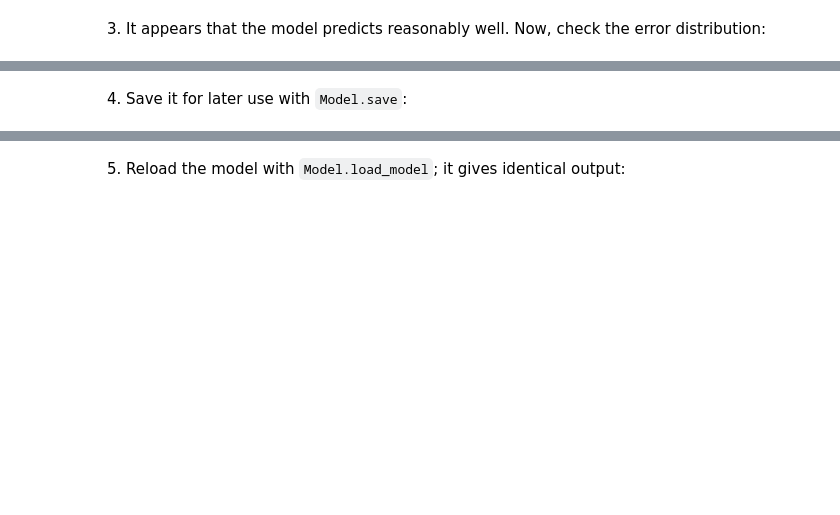
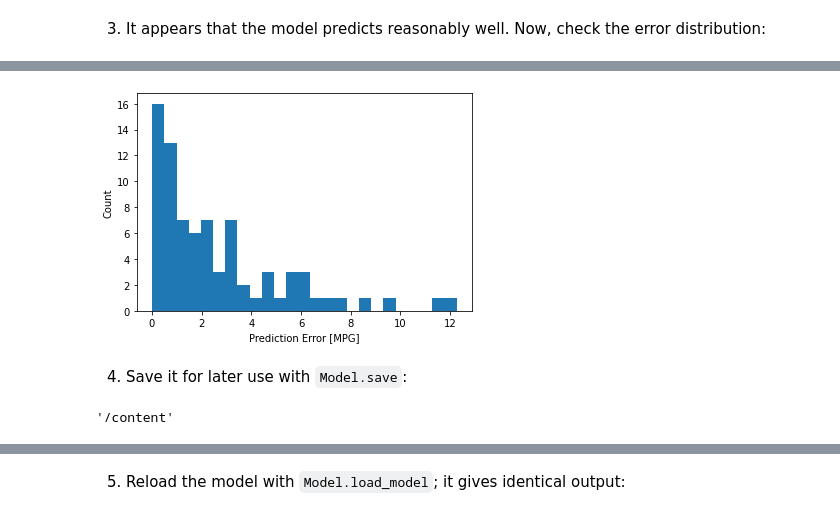
Before and after one commit to kuksova/MLE, a Jupyter notebook: assignments/week-07-intro-dl/nb/fuel_efficiency.ipynb, the cells around one changed output, grey strips where cells are left out. Saved outputs shown, nothing was run; the diff lists cells and outputs as text; code cells hidden in the pictures; blank space fills up the shorter version.

```diff
--- a/assignments/week-07-intro-dl/nb/fuel_efficiency.ipynb
+++ b/assignments/week-07-intro-dl/nb/fuel_efficiency.ipynb
@@ -290,7 +527,11 @@ _ = plt.plot(lims, lims)
 # %%
-error = None # YOUR CODE HERE
+error = abs(test_predictions - test_labels) # YOUR CODE HERE
 plt.hist(error, bins=25)
 plt.xlabel('Prediction Error [MPG]')
 _ = plt.ylabel('Count')
+
+# When predictions is getting bad? After error is equal 8?
+# %% [output]
+[figure, added]
 # %% [markdown]
 4. Save it for later use with `Model.save`:
@@ -298,0 +538,4 @@ dnn_model.save('dnn_model')
+# %%
+pwd()
+# %% [output]
+'/content'
```
Also changed, not shown: parts of 56 cells of this notebook.
